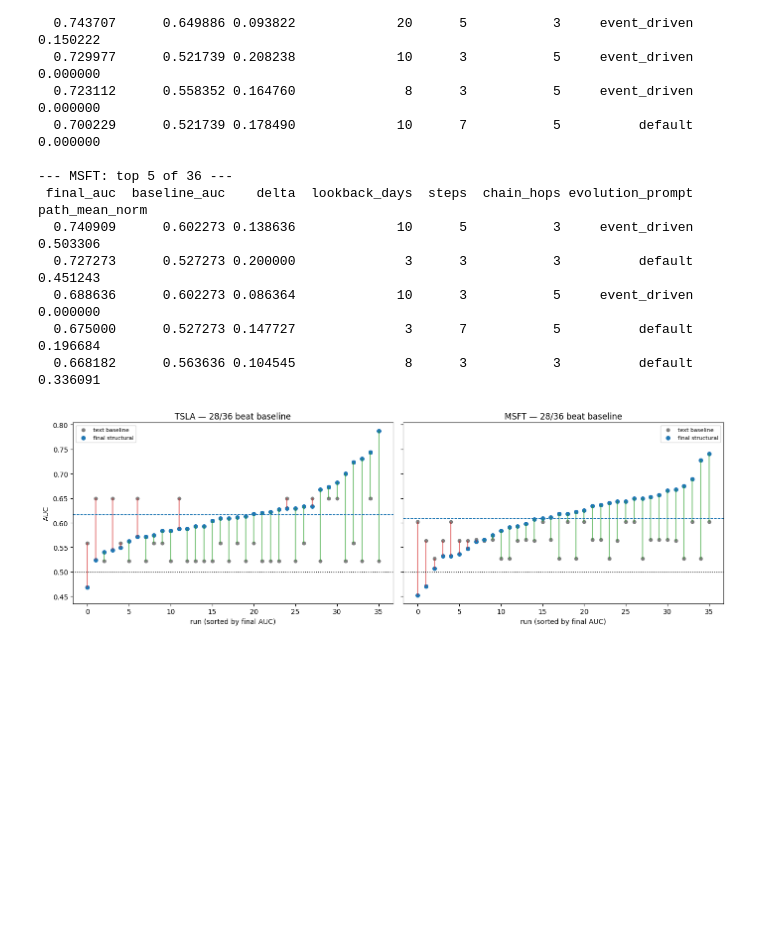
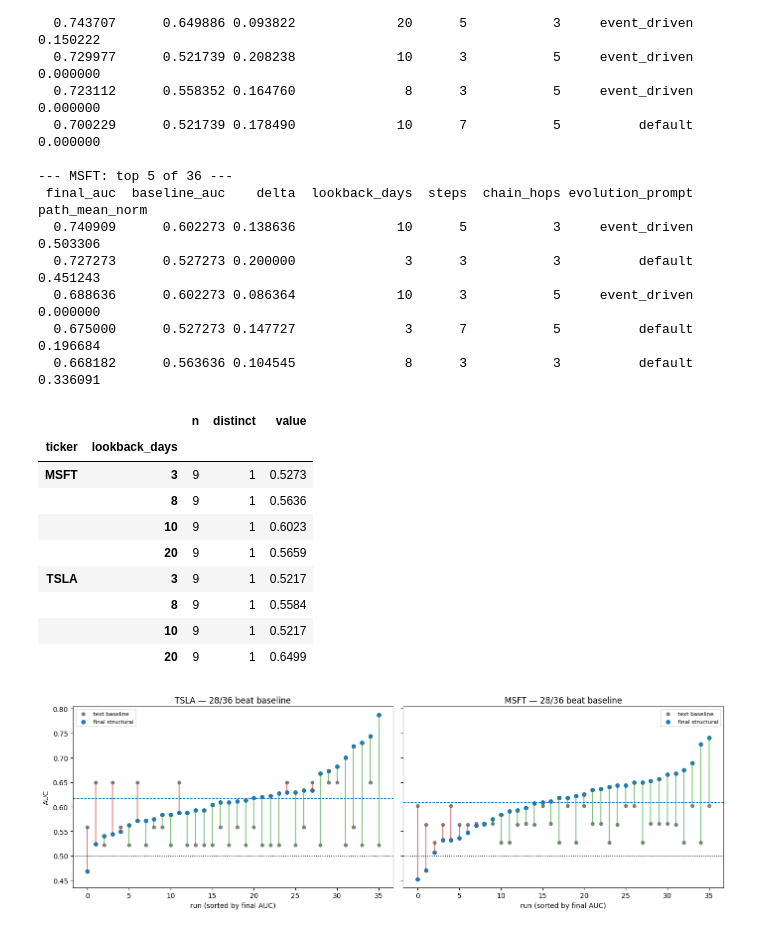
Before and after one commit to jjfrackowiak/finance-kg-builder, a Jupyter notebook: analysis/tsla_msft36_2026-08-14/report.ipynb, the cells around one changed output. Saved outputs shown, nothing was run; the diff lists cells and outputs as text; code cells hidden in the pictures; blank space fills up the shorter version.

```diff
--- a/analysis/tsla_msft36_2026-08-14/report.ipynb
+++ b/analysis/tsla_msft36_2026-08-14/report.ipynb
@@ -235,6 +337,23 @@ for t in TICKERS:
   0.688636      0.602273 0.086364             10      3           5     event_driven        0.000000
   0.675000      0.527273 0.147727              3      7           5          default        0.196684
   0.668182      0.563636 0.104545              8      3           3          default        0.336091
+# %%
+# The text baseline depends only on lookback_days — the footnote under the top-5 tables.
+# `nunique == 1` is the claim: every run at a given lookback shares one baseline exactly.
+runs.groupby(["ticker", "lookback_days"]).baseline_auc.agg(
+    n="size", distinct="nunique", value="mean"
+).round(4)
+# %% [output]
+|  |  | n | distinct | value |
+| ticker | lookback_days |  |  |  |
+| MSFT | 3 | 9 | 1 | 0.5273 |
+|  | 8 | 9 | 1 | 0.5636 |
+|  | 10 | 9 | 1 | 0.6023 |
+|  | 20 | 9 | 1 | 0.5659 |
+| TSLA | 3 | 9 | 1 | 0.5217 |
+|  | 8 | 9 | 1 | 0.5584 |
+|  | 10 | 9 | 1 | 0.5217 |
+|  | 20 | 9 | 1 | 0.6499 |
 # %%
 fig, axes = plt.subplots(1, 2, figsize=(14, 4.6), sharey=True)
 for ax, t in zip(axes, TICKERS):
```
Also changed, not shown: parts of 17 cells of this notebook, 4 other files.
